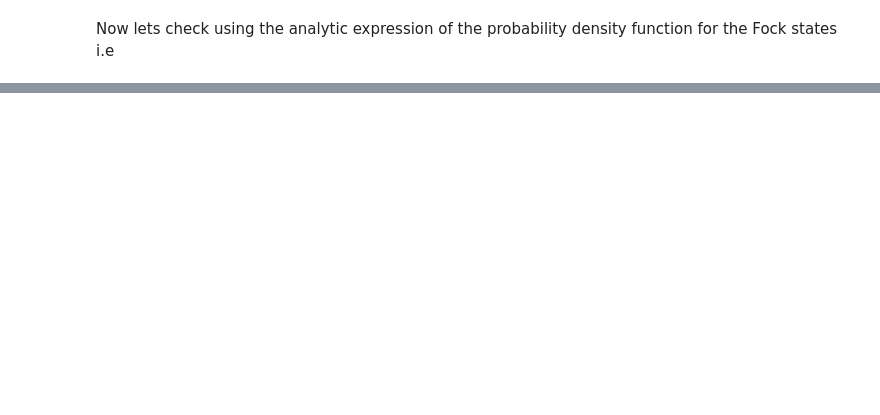
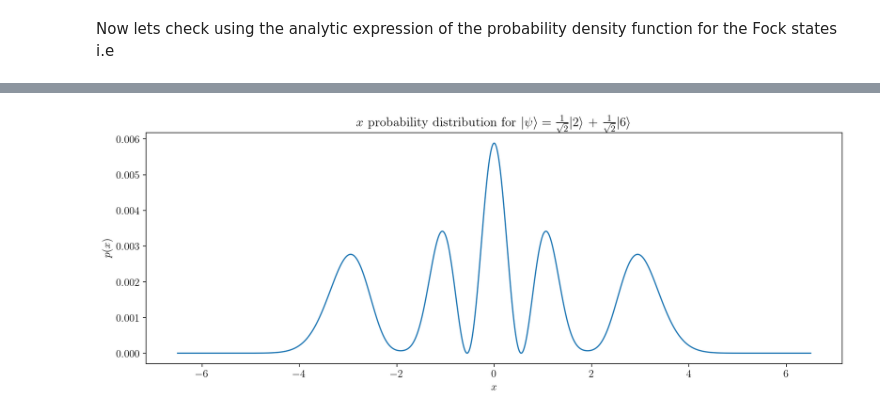
Before and after one commit to amanuelanteneh/aman-notes, a Jupyter notebook: _sources/physics/quantum-mechanics/homodyne_detection.ipynb, the cells around one changed output, grey strips where cells are left out. Drawn from its saved outputs; the diff is of its cells as text; code cells hidden in the pictures; blank space fills up the shorter version.

```diff
--- a/_sources/physics/quantum-mechanics/homodyne_detection.ipynb
+++ b/_sources/physics/quantum-mechanics/homodyne_detection.ipynb
@@ -184,0 +215,17 @@ Looks like they match! Now just to be safe let's check that this works for a sup
+# %%
+def fock_superpos_prob_dist(points, n1, n2, hbar):
+    psi1 = H(n1)(points) * np.exp(-0.5*points**2)
+    psi1 *= (np.pi * hbar)**(-0.25) * ( (2**n1) * fac(n1) )**(-0.5)
+    psi2 = H(n2)(points) * np.exp(-0.5*points**2)
+    psi2 *= (np.pi * hbar)**(-0.25) * ( (2**n2) * fac(n2) )**(-0.5)
+    pdf = 0.5 * ( psi1**2 + psi1*psi2 + psi2*psi1 + psi2**2 )
+    pdf = np.real(pdf) # imaginary parts should have all canceled but still need to cast to real data type
+    pdf[pdf < 1e-10] = 0 # zero out any super small or negative probabilities
+    return pdf
+
+true_pdf = fock_superpos_prob_dist(points, fock1, fock2, hbar)
+true_pdf /= sum(pdf)
+
+plot_pdf(points, true_pdf, state_name)
+# %% [output]
+[figure, added]
```
Also changed, not shown: parts of 11 cells of this notebook, 5 other files.
